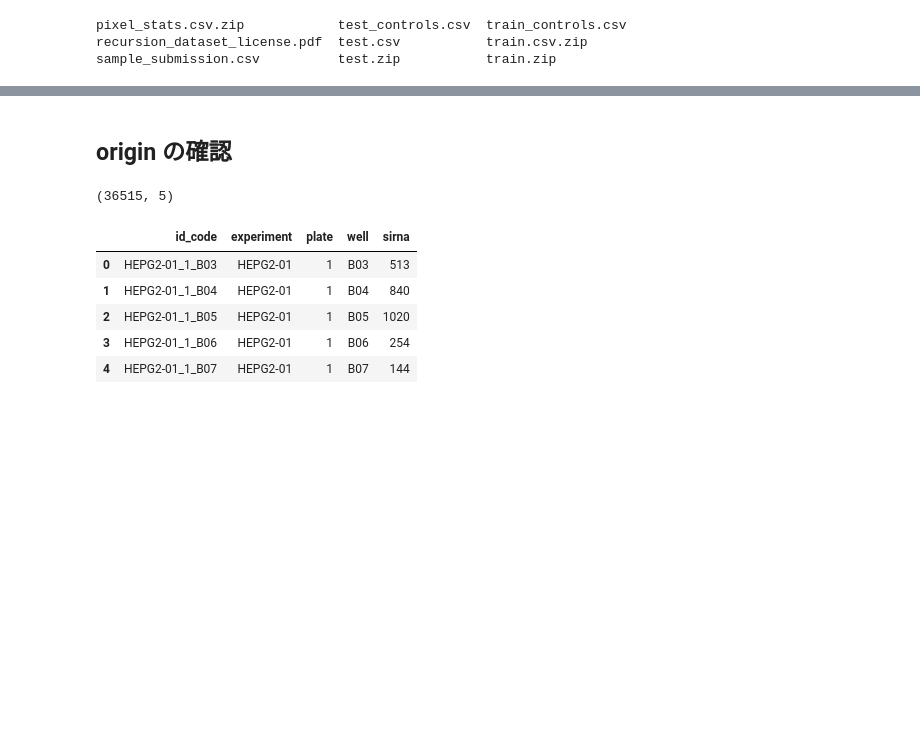
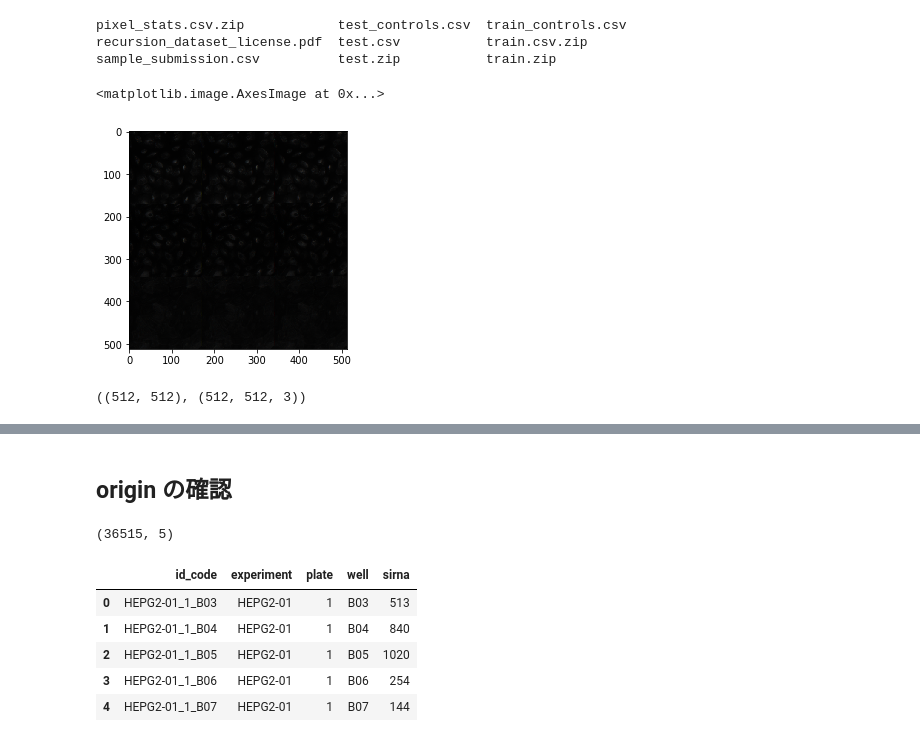
Before and after one commit to guchio3/kaggle-cellular-image-2019, a Jupyter notebook: notebooks/e000_first_EDA.ipynb, the cells around one changed output, grey strips where cells are left out. Saved outputs shown, nothing was run; the diff lists cells and outputs as text; code cells hidden in the pictures; blank space fills up the shorter version.

```diff
--- a/notebooks/e000_first_EDA.ipynb
+++ b/notebooks/e000_first_EDA.ipynb
@@ -13,3 +13,15 @@ ls ../mnt/inputs/origin/
 pixel_stats.csv.zip            test_controls.csv  train_controls.csv
 recursion_dataset_license.pdf  test.csv           train.csv.zip
 sample_submission.csv          test.zip           train.zip
+# %%
+import cv2
+
+plt.imshow(np.array([cv2.imread('../mnt/inputs/train/RPE-06/Plate1/B09_s2_w4.png', 0), cv2.imread('../mnt/inputs/train/RPE-06/Plate1/B09_s2_w5.png', 0), cv2.imread('../mnt/inputs/train/RPE-06/Plate1/B09_s2_w6.png', 0)]).reshape(512, 512, 3))
+# plt.imshow(np.array([plt.imread('../mnt/inputs/train/RPE-06/Plate1/B09_s2_w4.png'), plt.imread('../mnt/inputs/train/RPE-06/Plate1/B09_s2_w5.png'), plt.imread('../mnt/inputs/train/RPE-06/Plate1/B09_s2_w6.png')]).reshape(512, 512, 3))
+# %% [output]
+<matplotlib.image.AxesImage at 0x...>
+[figure, added]
+# %%
+plt.imread('../mnt/inputs/train/RPE-06/Plate1/B09_s2_w4.png').shape, cv2.imread('../mnt/inputs/train/RPE-06/Plate1/B09_s2_w4.png').shape
+# %% [output]
+((512, 512), (512, 512, 3))
```
Also changed, not shown: parts of 6 cells of this notebook, 7 other files.
